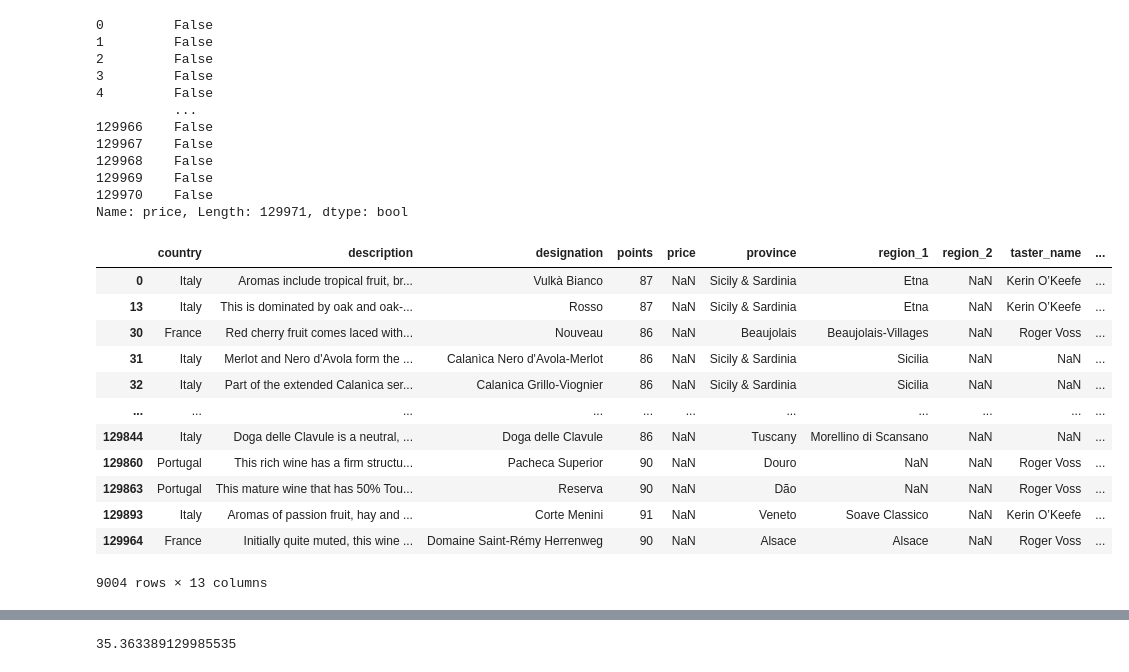
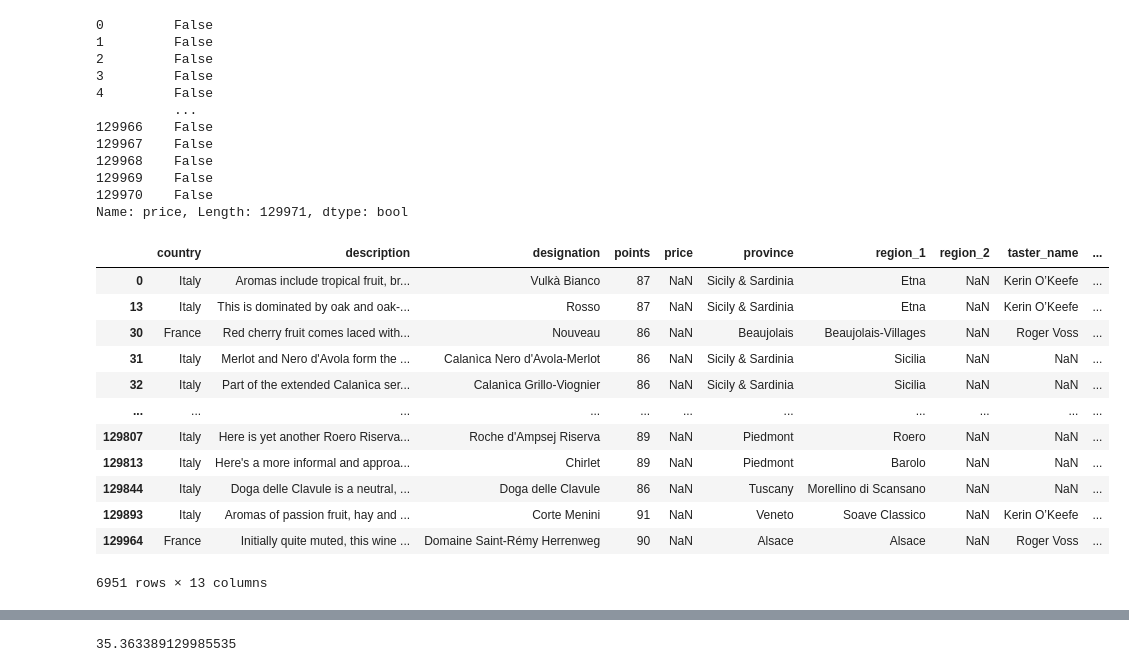
Before and after one commit to ErnestaTum/-Python_mokymai, a Jupyter notebook: paskaita_7.ipynb, the cells around one changed output, grey strips where cells are left out. Saved outputs shown, nothing was run; the diff lists cells and outputs as text; code cells hidden in the pictures.

```diff
--- a/paskaita_7.ipynb
+++ b/paskaita_7.ipynb
@@ -345,5 +345,5 @@ variety                                                        White Blend
 winery                                                             Nicosia
 Name: 0, dtype: object
 # %%
-sorted_wine_df = wine_df.set_index('country').sort_index(level="country") # country rapo indekso stulpeliu
+sorted_countries_df = wine_df.set_index('country').sort_index(level='country') # country rodo kaip indekso stulpeli
 #surikiavom pagal ABC salis
@@ -559,23 +619,21 @@ wine_df["price"] < 6
 129970    False
 Name: price, Length: 129971, dtype: bool
 # %%
-import numpy as np
-
-wine_df[wine_df['country'].isin ( ["Italy", "France"]) & (wine_df["price"] < 6) | (~wine_df["price"].notna())]
+wine_df[ wine_df['country'].isin( ['Italy', 'France'] ) & ( ( wine_df['price'] < 6 ) | (~wine_df['price'].notna()) ) ]
 # %% [output]
 |  | country | description | designation | points | price | province | region_1 | region_2 | taster_name | ... |
 | 0 | Italy | Aromas include tropical fruit, br... | Vulkà Bianco | 87 | NaN | Sicily & Sardinia | Etna | NaN | Kerin O’Keefe | ... |
 | 13 | Italy | This is dominated by oak and oak-... | Rosso | 87 | NaN | Sicily & Sardinia | Etna | NaN | Kerin O’Keefe | ... |
 | 30 | France | Red cherry fruit comes laced with... | Nouveau | 86 | NaN | Beaujolais | Beaujolais-Villages | NaN | Roger Voss | ... |
 | 31 | Italy | Merlot and Nero d'Avola form the ... | Calanìca Nero d'Avola-Merlot | 86 | NaN | Sicily & Sardinia | Sicilia | NaN | NaN | ... |
 | 32 | Italy | Part of the extended Calanìca ser... | Calanìca Grillo-Viognier | 86 | NaN | Sicily & Sardinia | Sicilia | NaN | NaN | ... |
 | ... | ... | ... | ... | ... | ... | ... | ... | ... | ... | ... |
+| 129807 | Italy | Here is yet another Roero Riserva... | Roche d'Ampsej Riserva | 89 | NaN | Piedmont | Roero | NaN | NaN | ... |
+| 129813 | Italy | Here's a more informal and approa... | Chirlet | 89 | NaN | Piedmont | Barolo | NaN | NaN | ... |
 | 129844 | Italy | Doga delle Clavule is a neutral, ... | Doga delle Clavule | 86 | NaN | Tuscany | Morellino di Scansano | NaN | NaN | ... |
-| 129860 | Portugal | This rich wine has a firm structu... | Pacheca Superior | 90 | NaN | Douro | NaN | NaN | Roger Voss | ... |
-| 129863 | Portugal | This mature wine that has 50% Tou... | Reserva | 90 | NaN | Dão | NaN | NaN | Roger Voss | ... |
 | 129893 | Italy | Aromas of passion fruit, hay and ... | Corte Menini | 91 | NaN | Veneto | Soave Classico | NaN | Kerin O’Keefe | ... |
 | 129964 | France | Initially quite muted, this wine ... | Domaine Saint-Rémy Herrenweg | 90 | NaN | Alsace | Alsace | NaN | Roger Voss | ... |
-9004 rows × 13 columns
+6951 rows × 13 columns
 # %%
 wine_df["naujas_stulpelis"] = "Naujas"
 wine_df
```
Also changed, not shown: parts of 7 cells of this notebook, 3 other files.
